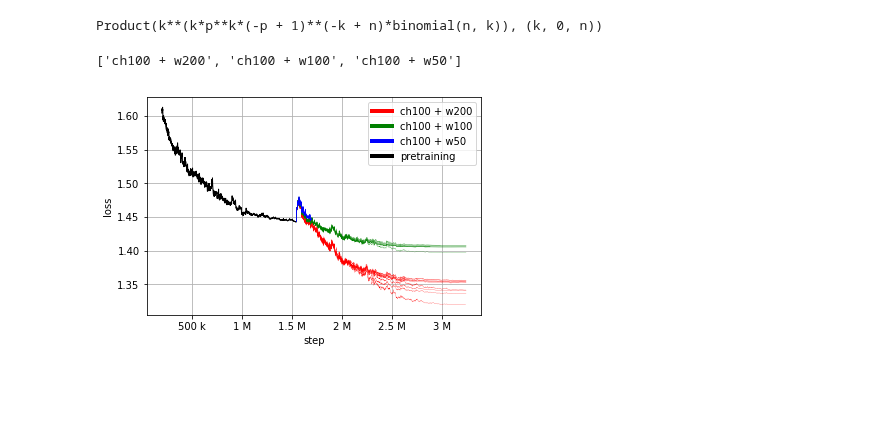
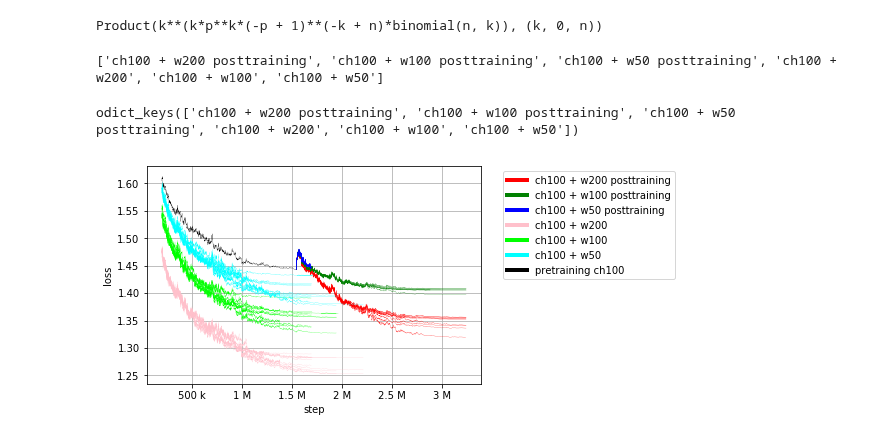
Before and after one commit to deeppavlov/h-elmo, a Jupyter notebook: main.ipynb, the cells around one changed output. Saved outputs shown, nothing was run; the diff lists cells and outputs as text; code cells hidden in the pictures; blank space fills up the shorter version.

```diff
--- a/main.ipynb
+++ b/main.ipynb
@@ -609,28 +609,28 @@ from matplotlib.legend_handler import HandlerLine2D
 import numpy as np
 
 
-def load_line(file_name):
+def load_line(file_name, start_idx):
     x = []
     y = []
     with open(file_name) as f:
-        for line in f.readlines():
+        for line in f.readlines()[start_idx:]:
             xx, yy = line.split()
             x.append(float(xx))
             y.append(float(yy))
     return [x, y]
 
 
-def load_lines(file_names):
+def load_lines(file_names, start_idx):
     lines = []
     for fn in file_names:
-        lines.append(load_line(fn))
+        lines.append(load_line(fn, start_idx))
     return lines
 
 
 def load_groups_of_lines(groups):
     lines = {}
-    for label, file_names in groups.items():
-        lines[label] = load_lines(file_names)
+    for label, specs in groups.items():
+        lines[label] = load_lines(specs['names'], specs['start_idx'])
     return lines
 
 
@@ -737,7 +737,7 @@ def plot_groups_of_lines(
 def load_single_lines(file_names):
     lines = {}
     for label, fn in file_names.items():
-        lines[label] = load_line(fn)
+        lines[label] = load_line(fn, 0)
     return lines
 
 
@@ -781,41 +781,52 @@ def main(
 from collections import OrderedDict
 
 prefix = 'expres/resrnn/word/restore_tt'
+prefix2 = 'expres/resrnn/two_branches/tt'
 postfix = 'results_shifted/loss_valid.txt'
+postfix2 = 'results/loss_valid.txt'
 
 nets = ['ch100_w200', 'ch100_w100', 'ch100_w50']
 numbers = list(range(10))
 
 groups_of_file_names = OrderedDict()
 for net in nets:
-    groups_of_file_names[net.replace('_', ' + ')] = []
+    name = net.replace('_', ' + ') + ' posttraining'
+    groups_of_file_names[name] = {'names': [], 'start_idx': 0}
     for i in numbers:
         file_name = os.path.join(prefix, net, str(i), postfix)
-        groups_of_file_names[net.replace('_', ' + ')].append(file_name)
+        groups_of_file_names[name]['names'].append(file_name)
+for net in nets:
+    name = net.replace('_', ' + ')
+    groups_of_file_names[name] = {'names': [], 'start_idx': 200}
+    for i in numbers:
+        file_name = os.path.join(prefix2, net, str(i), postfix2)
+        groups_of_file_names[name]['names'].append(file_name)
 
 print(list(groups_of_file_names.keys()))
 
-pre_x, pre_y = load_line(os.path.join(prefix, 'loss_pretrain.txt'))
+pre_x, pre_y = load_line(os.path.join(prefix, 'loss_pretrain.txt'), 0)
 # %% [output]
-['ch100 + w200', 'ch100 + w100', 'ch100 + w50']
+['ch100 + w200 posttraining', 'ch100 + w100 posttraining', 'ch100 + w50 posttraining', 'ch100 + w200', 'ch100 + w100', 'ch100 + w50']
 # %%
-plt.plot(pre_x[200:], pre_y[200:], color='black', lw=1)
+print(groups_of_file_names.keys())
+
 main(
     groups_of_file_names,
-    {'pretraining': os.path.join(prefix, 'loss_pretrain.txt')},
-    ['red', 'green', 'blue'],
+    {'pretraining ch100': os.path.join(prefix, 'loss_pretrain.txt')},
+    ['red', 'green', 'blue', 'pink', 'lime', 'cyan'],
     ['black'],
     0.2,
     'step',
     'loss',
     'linear',
     'linear',
     mpl.ticker.EngFormatter(),
     200,
-    'best',
+    'outside',
     900,
     os.path.join(prefix, 'plots/pre_and_post_training.png'),
     True
 )
 # %% [output]
+odict_keys(['ch100 + w200 posttraining', 'ch100 + w100 posttraining', 'ch100 + w50 posttraining', 'ch100 + w200', 'ch100 + w100', 'ch100 + w50'])
-[figure, old version]
+[figure, new version]
```
Also changed, not shown: 3 other files.
